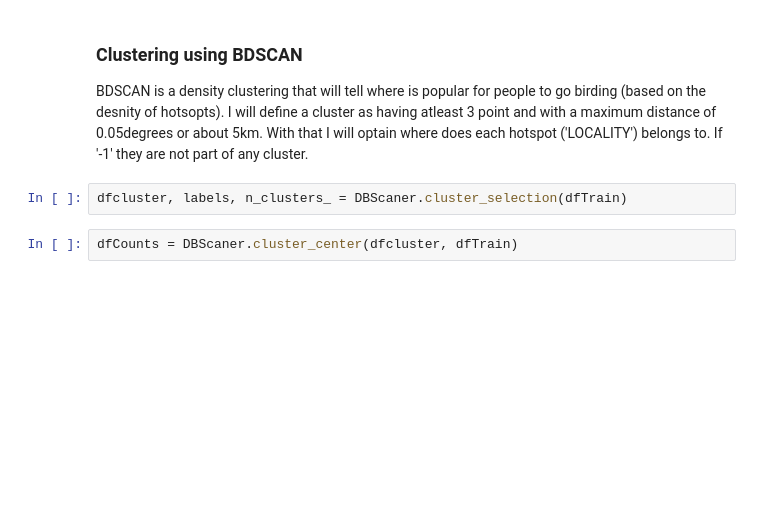
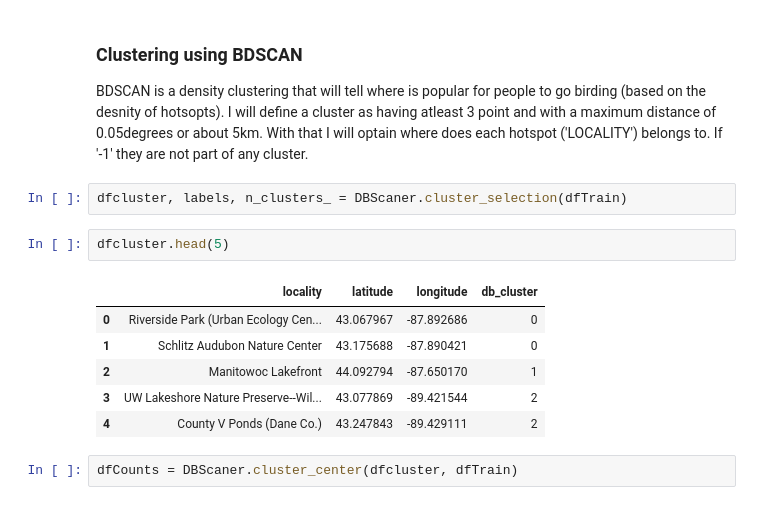
Before and after one commit to hinowashi/Insight-Project, a Jupyter notebook: Insight Project Set Method.ipynb, the cells around one changed output. Saved outputs shown, nothing was run; the diff lists cells and outputs as text; blank space fills up the shorter version.

```diff
--- a/Insight Project Set Method.ipynb
+++ b/Insight Project Set Method.ipynb
@@ -93,5 +96,14 @@ dfTrain = pd.read_sql_query(sql_query,con)
 BDSCAN is a density clustering that will tell where is popular for people to go birding (based on the desnity of hotsopts).  I will define a cluster as having atleast 3 point and with a maximum distance of 0.05degrees or about 5km.  With that I will optain where does each hotspot ('LOCALITY') belongs to. If '-1' they are not part of any cluster.
 # %%
 dfcluster, labels, n_clusters_ = DBScaner.cluster_selection(dfTrain)
+# %%
+dfcluster.head(5)
+# %% [output]
+|  | locality | latitude | longitude | db_cluster |
+| 0 | Riverside Park (Urban Ecology Cen... | 43.067967 | -87.892686 | 0 |
+| 1 | Schlitz Audubon Nature Center | 43.175688 | -87.890421 | 0 |
+| 2 | Manitowoc Lakefront | 44.092794 | -87.650170 | 1 |
+| 3 | UW Lakeshore Nature Preserve--Wil... | 43.077869 | -89.421544 | 2 |
+| 4 | County V Ponds (Dane Co.) | 43.247843 | -89.429111 | 2 |
 # %%
 dfCounts = DBScaner.cluster_center(dfcluster, dfTrain)
```
Also changed, not shown: parts of 12 cells of this notebook.
